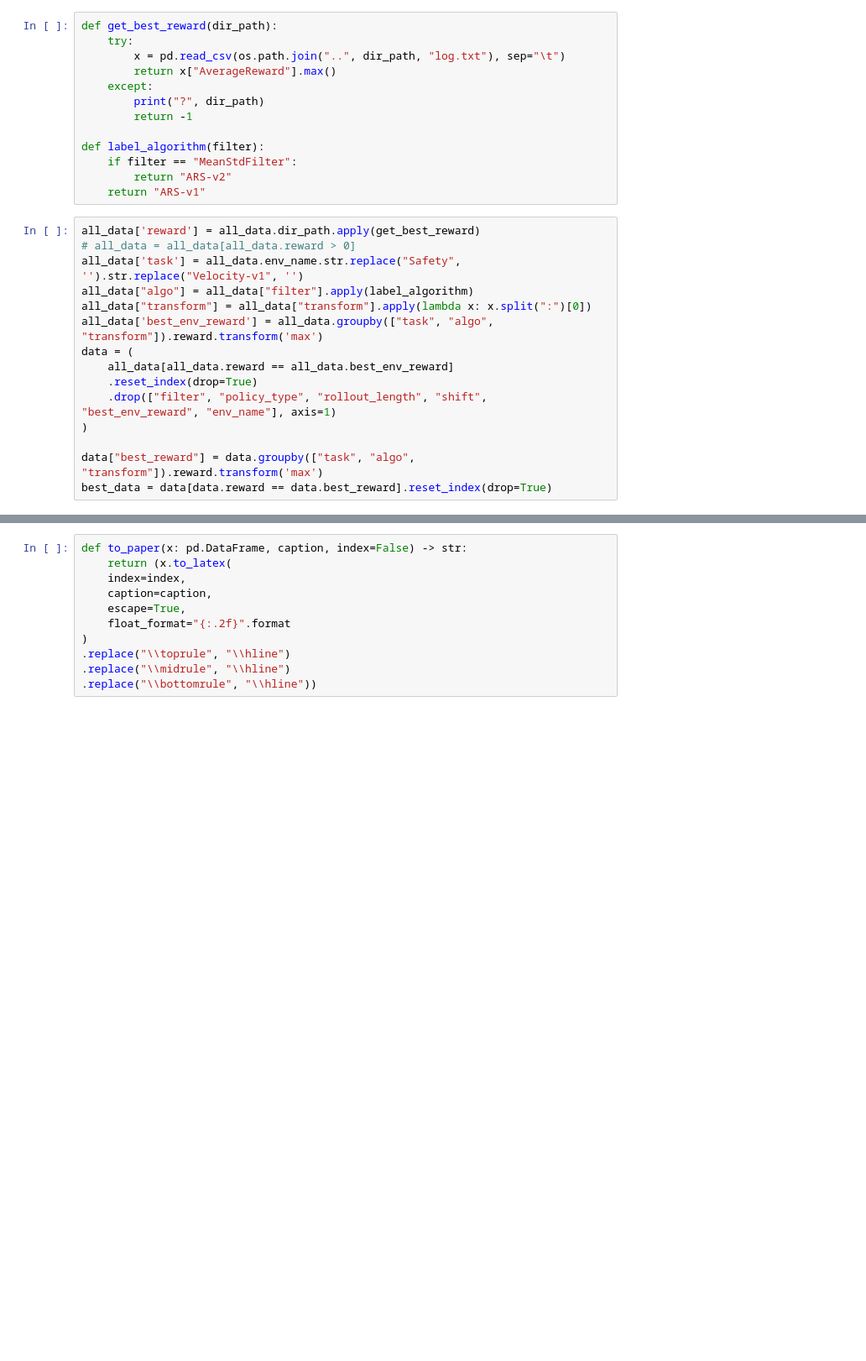
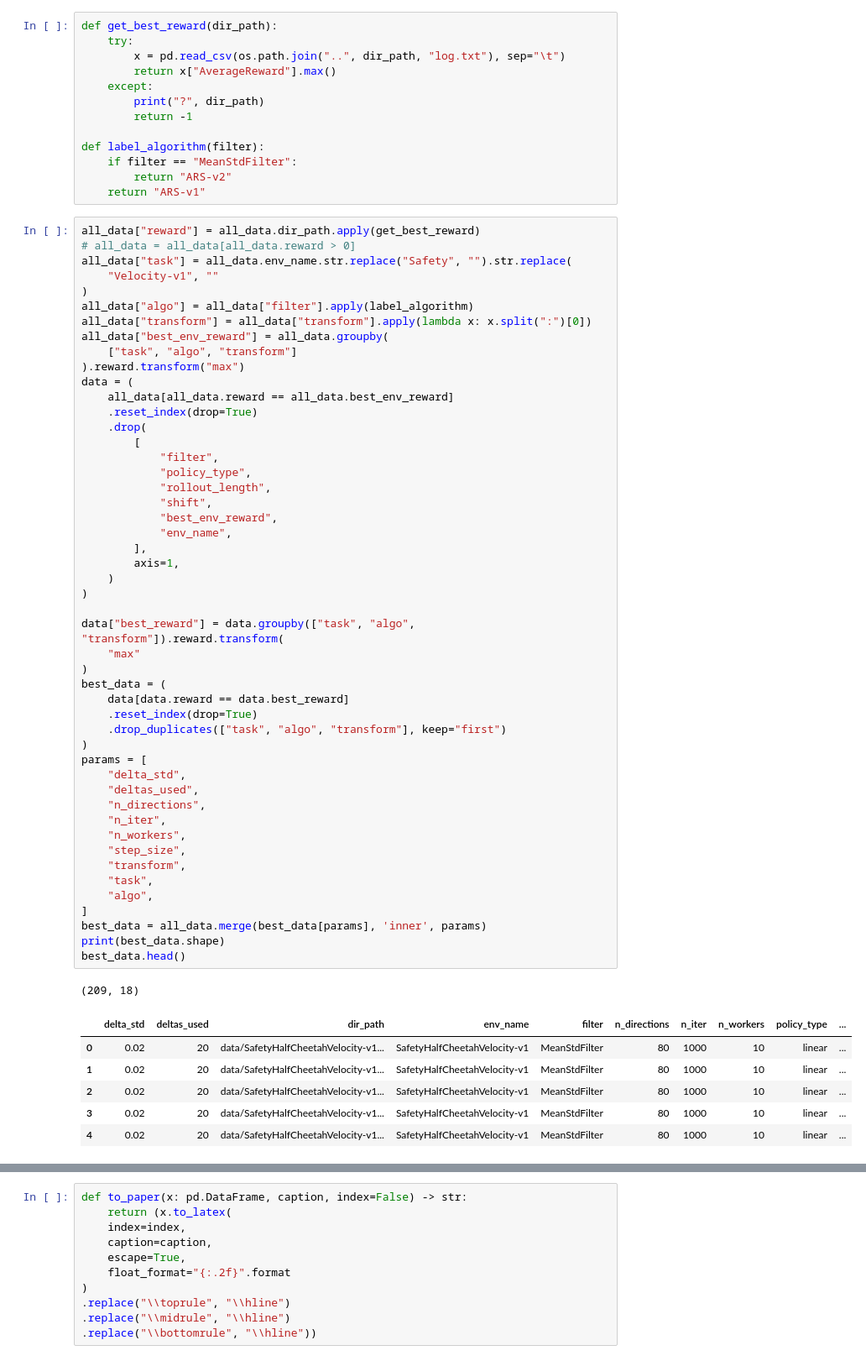
Before and after one commit to deepakhr1999/ARS, a Jupyter notebook: code/plot_hparam_grid.ipynb, the cells around one changed output, grey strips where cells are left out. Shown at 84% size. Cells and saved outputs as stored; diff of their text form; blank space fills up the shorter version.

```diff
--- a/code/plot_hparam_grid.ipynb
+++ b/code/plot_hparam_grid.ipynb
@@ -44,18 +40,60 @@ def label_algorithm(filter):
         return "ARS-v2"
     return "ARS-v1"
 # %%
-all_data['reward'] = all_data.dir_path.apply(get_best_reward)
+all_data["reward"] = all_data.dir_path.apply(get_best_reward)
 # all_data = all_data[all_data.reward > 0]
-all_data['task'] = all_data.env_name.str.replace("Safety", '').str.replace("Velocity-v1", '')
+all_data["task"] = all_data.env_name.str.replace("Safety", "").str.replace(
+    "Velocity-v1", ""
+)
 all_data["algo"] = all_data["filter"].apply(label_algorithm)
 all_data["transform"] = all_data["transform"].apply(lambda x: x.split(":")[0])
-all_data['best_env_reward'] = all_data.groupby(["task", "algo", "transform"]).reward.transform('max')
+all_data["best_env_reward"] = all_data.groupby(
+    ["task", "algo", "transform"]
+).reward.transform("max")
 data = (
     all_data[all_data.reward == all_data.best_env_reward]
     .reset_index(drop=True)
-    .drop(["filter", "policy_type", "rollout_length", "shift", "best_env_reward", "env_name"], axis=1)
+    .drop(
+        [
+            "filter",
+            "policy_type",
+            "rollout_length",
+            "shift",
+            "best_env_reward",
+            "env_name",
+        ],
+        axis=1,
+    )
 )
 
-data["best_reward"] = data.groupby(["task", "algo", "transform"]).reward.transform('max')
-best_data = data[data.reward == data.best_reward].reset_index(drop=True)
+data["best_reward"] = data.groupby(["task", "algo", "transform"]).reward.transform(
+    "max"
+)
+best_data = (
+    data[data.reward == data.best_reward]
+    .reset_index(drop=True)
+    .drop_duplicates(["task", "algo", "transform"], keep="first")
+)
+params = [
+    "delta_std",
+    "deltas_used",
+    "n_directions",
+    "n_iter",
+    "n_workers",
+    "step_size",
+    "transform",
+    "task",
+    "algo",
+]
+best_data = all_data.merge(best_data[params], 'inner', params)
+print(best_data.shape)
+best_data.head()
+# %% [output]
+(209, 18)
+|  | delta_std | deltas_used | dir_path | env_name | filter | n_directions | n_iter | n_workers | policy_type | ... |
+| 0 | 0.02 | 20 | data/SafetyHalfCheetahVelocity-v1... | SafetyHalfCheetahVelocity-v1 | MeanStdFilter | 80 | 1000 | 10 | linear | ... |
+| 1 | 0.02 | 20 | data/SafetyHalfCheetahVelocity-v1... | SafetyHalfCheetahVelocity-v1 | MeanStdFilter | 80 | 1000 | 10 | linear | ... |
+| 2 | 0.02 | 20 | data/SafetyHalfCheetahVelocity-v1... | SafetyHalfCheetahVelocity-v1 | MeanStdFilter | 80 | 1000 | 10 | linear | ... |
+| 3 | 0.02 | 20 | data/SafetyHalfCheetahVelocity-v1... | SafetyHalfCheetahVelocity-v1 | MeanStdFilter | 80 | 1000 | 10 | linear | ... |
+| 4 | 0.02 | 20 | data/SafetyHalfCheetahVelocity-v1... | SafetyHalfCheetahVelocity-v1 | MeanStdFilter | 80 | 1000 | 10 | linear | ... |
 # %%
```
Also changed, not shown: parts of 5 cells of this notebook, 1 other file.
